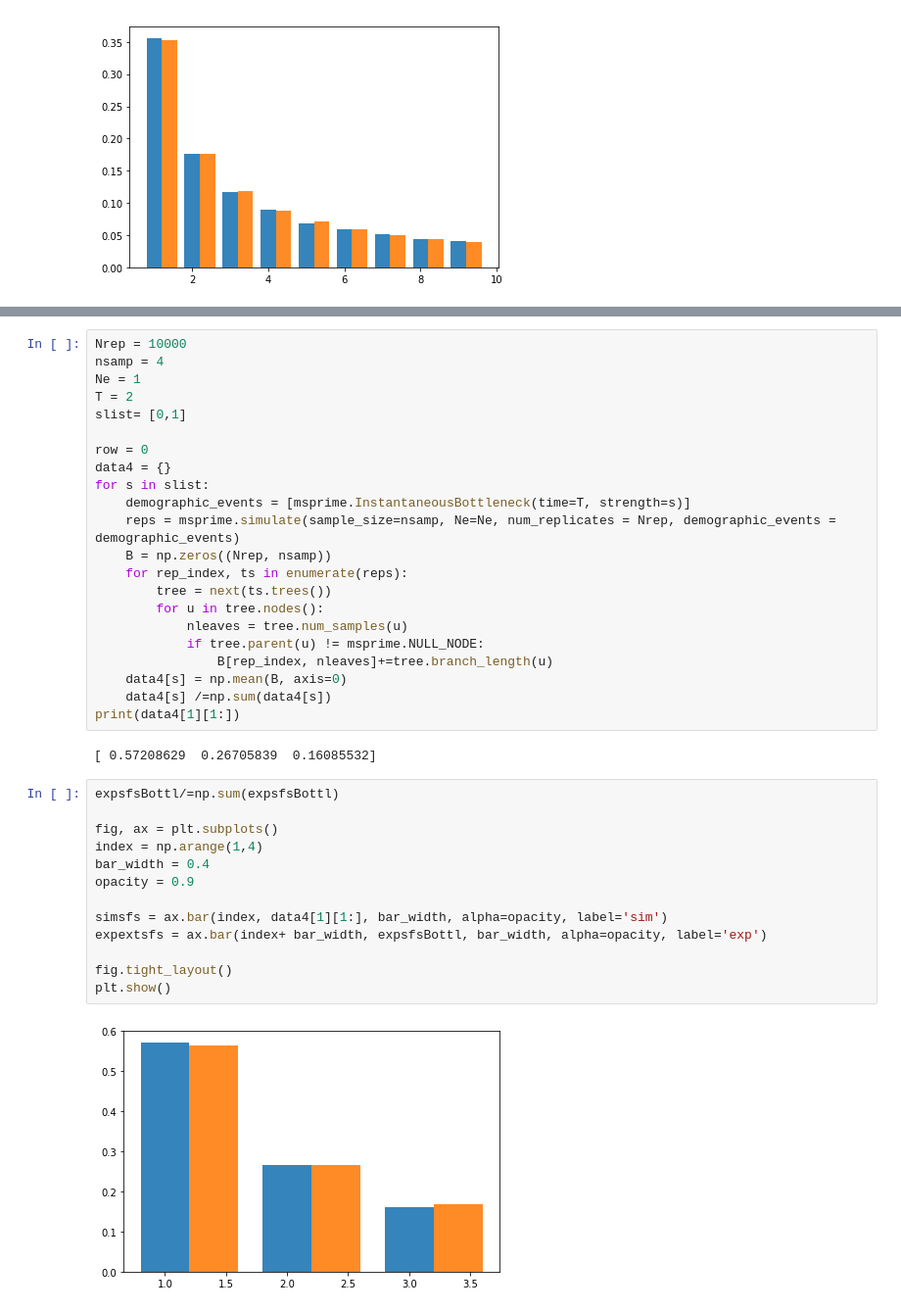
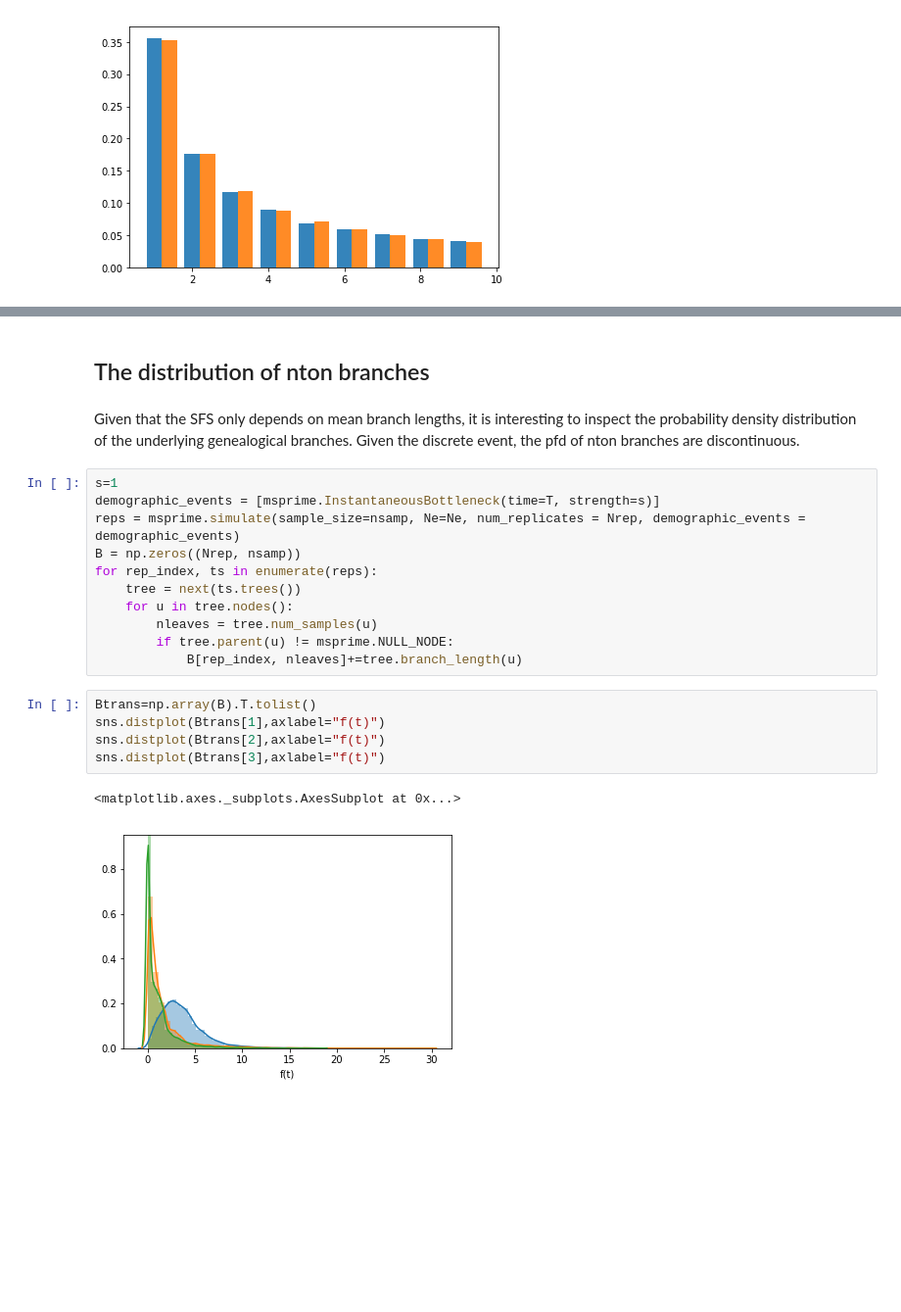
Before and after one commit to jeromekelleher/spg-chapter, a Jupyter notebook: jupyter/bottleneck_example.ipynb, the cells around one changed output, grey strips where cells are left out. Shown at 98% size. Saved outputs shown, nothing was run; the diff lists cells and outputs as text; blank space fills up the shorter version.

```diff
--- a/jupyter/bottleneck_example.ipynb
+++ b/jupyter/bottleneck_example.ipynb
@@ -80,39 +117,23 @@ print(expsfsBottl)
+# %% [markdown]
+## The distribution of nton branches
+# %% [markdown]
+Given that the SFS only depends on mean  branch lengths, it is interesting to inspect the probability density distribution of the underlying genealogical branches. Given the discrete event, the pfd of nton branches are discontinuous.
 # %%
-Nrep = 10000
-nsamp = 4
-Ne = 1
-T = 2
-slist= [0,1]
-
-row = 0
-data4 = {}
-for s in slist:
-    demographic_events = [msprime.InstantaneousBottleneck(time=T, strength=s)]
-    reps = msprime.simulate(sample_size=nsamp, Ne=Ne, num_replicates = Nrep, demographic_events = demographic_events)
-    B = np.zeros((Nrep, nsamp))
-    for rep_index, ts in enumerate(reps):
-        tree = next(ts.trees())
-        for u in tree.nodes():
-            nleaves = tree.num_samples(u)
-            if tree.parent(u) != msprime.NULL_NODE:
-                B[rep_index, nleaves]+=tree.branch_length(u)
-    data4[s] = np.mean(B, axis=0)
-    data4[s] /=np.sum(data4[s])
-print(data4[1][1:])
+s=1
+demographic_events = [msprime.InstantaneousBottleneck(time=T, strength=s)]
+reps = msprime.simulate(sample_size=nsamp, Ne=Ne, num_replicates = Nrep, demographic_events = demographic_events)
+B = np.zeros((Nrep, nsamp))
+for rep_index, ts in enumerate(reps):
+    tree = next(ts.trees())
+    for u in tree.nodes():
+        nleaves = tree.num_samples(u)
+        if tree.parent(u) != msprime.NULL_NODE:
+            B[rep_index, nleaves]+=tree.branch_length(u)
-# %% [output]
-[ 0.57208629  0.26705839  0.16085532]
-# %%
-expsfsBottl/=np.sum(expsfsBottl)
-
-fig, ax = plt.subplots()
-index = np.arange(1,4)
-bar_width = 0.4
-opacity = 0.9
-
-simsfs = ax.bar(index, data4[1][1:], bar_width, alpha=opacity, label='sim')
-expextsfs = ax.bar(index+ bar_width, expsfsBottl, bar_width, alpha=opacity, label='exp')
-
-fig.tight_layout()
-plt.show()
-# %% [output]
-[figure, removed]
+# %%
+Btrans=np.array(B).T.tolist()
+sns.distplot(Btrans[1],axlabel="f(t)")
+sns.distplot(Btrans[2],axlabel="f(t)")
+sns.distplot(Btrans[3],axlabel="f(t)")
+# %% [output]
+<matplotlib.axes._subplots.AxesSubplot at 0x...>
+[figure, added]
```
Also changed, not shown: parts of 15 cells of this notebook.
